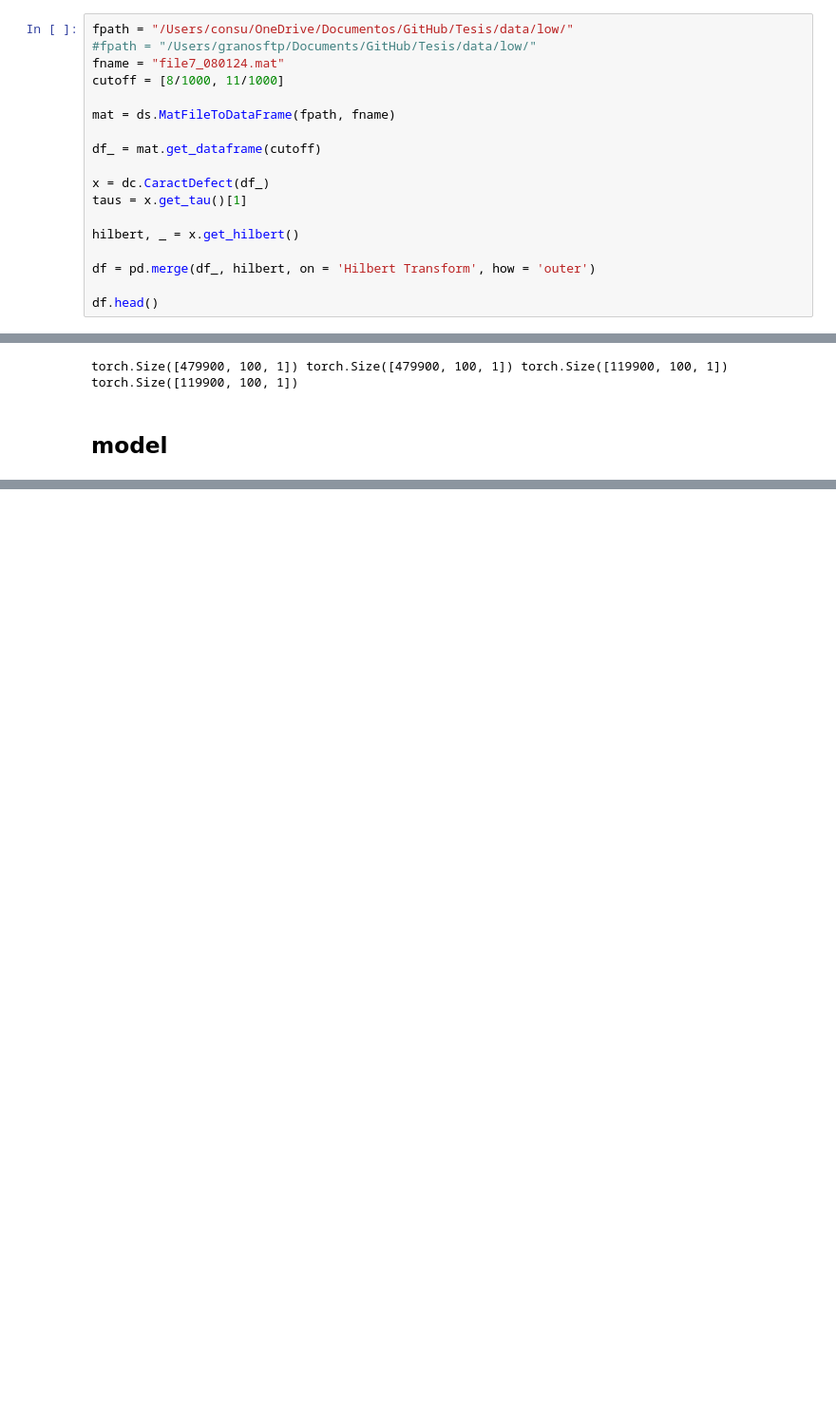
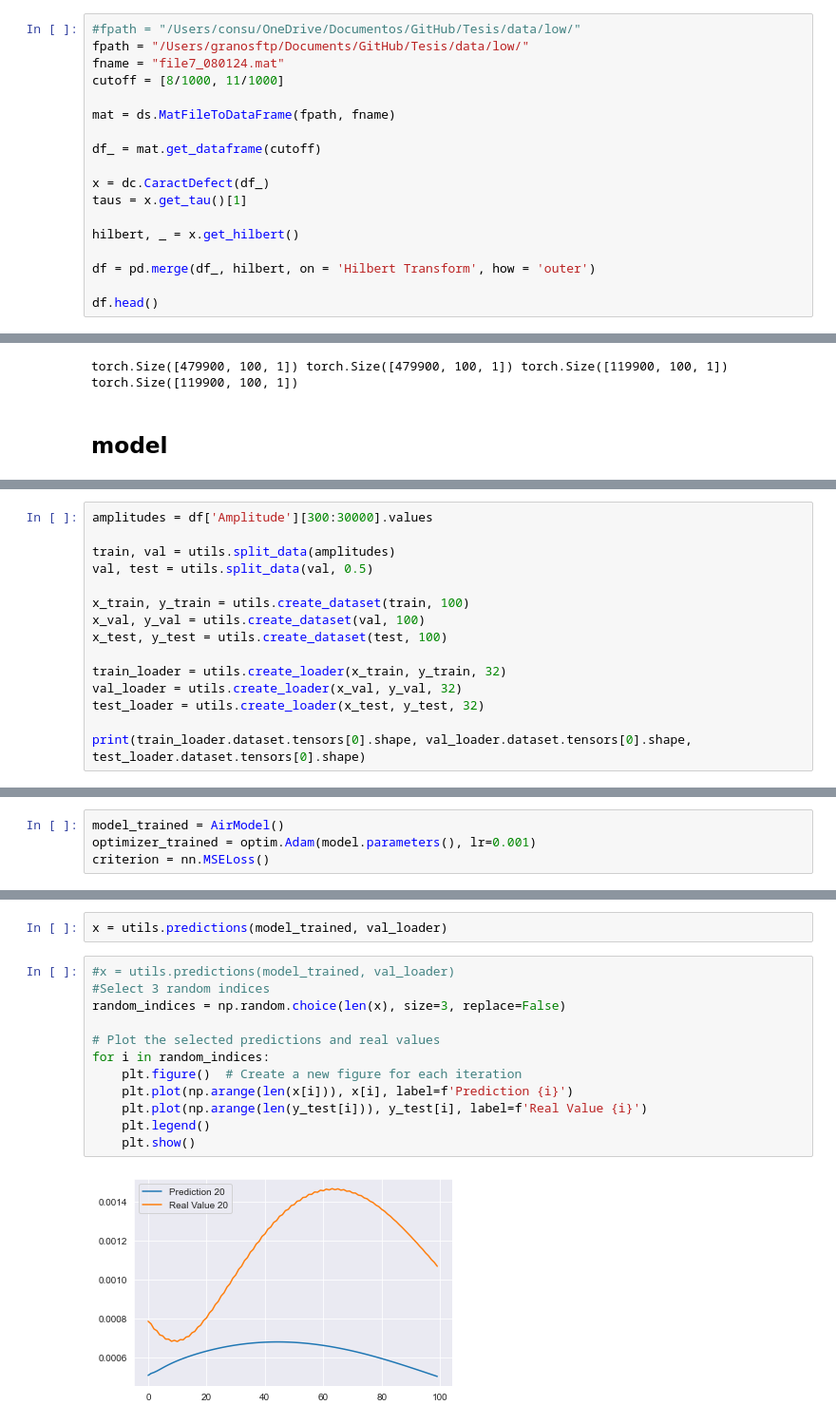
Before and after one commit to consuelorojas/Tesis, a Jupyter notebook: ML/airmodel_longtraining.ipynb, the cells around one changed output, grey strips where cells are left out. Shown at 95% size. Saved outputs shown, nothing was run; the diff lists cells and outputs as text; blank space fills up the shorter version.

Commit message:
second training over, change in utisl

```diff
--- a/ML/airmodel_longtraining.ipynb
+++ b/ML/airmodel_longtraining.ipynb
@@ -38,6 +44,6 @@ import torch.utils.data as data_utils
 # %%
-fpath = "/Users/consu/OneDrive/Documentos/GitHub/Tesis/data/low/"
-#fpath = "/Users/granosftp/Documents/GitHub/Tesis/data/low/"
+#fpath = "/Users/consu/OneDrive/Documentos/GitHub/Tesis/data/low/"
+fpath = "/Users/granosftp/Documents/GitHub/Tesis/data/low/"
 fname = "file7_080124.mat"
 cutoff = [8/1000, 11/1000]
 
@@ -85,0 +144,15 @@ m, av_train, av_val = utils.train_model(model, optimizer, criterion, train_loade
+# %%
+amplitudes = df['Amplitude'][300:30000].values
+
+train, val = utils.split_data(amplitudes)
+val, test = utils.split_data(val, 0.5)
+
+x_train, y_train = utils.create_dataset(train, 100)
+x_val, y_val = utils.create_dataset(val, 100)
+x_test, y_test = utils.create_dataset(test, 100)
+
+train_loader = utils.create_loader(x_train, y_train, 32)
+val_loader = utils.create_loader(x_val, y_val, 32)
+test_loader = utils.create_loader(x_test, y_test, 32)
+
+print(train_loader.dataset.tensors[0].shape, val_loader.dataset.tensors[0].shape, test_loader.dataset.tensors[0].shape)
@@ -85,0 +161,4 @@ m, av_train, av_val = utils.train_model(model, optimizer, criterion, train_loade
+# %%
+model_trained = AirModel()
+optimizer_trained = optim.Adam(model.parameters(), lr=0.001)
+criterion = nn.MSELoss()
@@ -85,0 +168,16 @@ m, av_train, av_val = utils.train_model(model, optimizer, criterion, train_loade
+# %%
+x = utils.predictions(model_trained, val_loader)
+# %%
+#x = utils.predictions(model_trained, val_loader)
+#Select 3 random indices
+random_indices = np.random.choice(len(x), size=3, replace=False)
+
+# Plot the selected predictions and real values
+for i in random_indices:
+    plt.figure()  # Create a new figure for each iteration
+    plt.plot(np.arange(len(x[i])), x[i], label=f'Prediction {i}')
+    plt.plot(np.arange(len(y_test[i])), y_test[i], label=f'Real Value {i}')
+    plt.legend()
+    plt.show()
+# %% [output]
+[figure, added]
```
Also changed, not shown: parts of 16 cells of this notebook, 8 other files.
